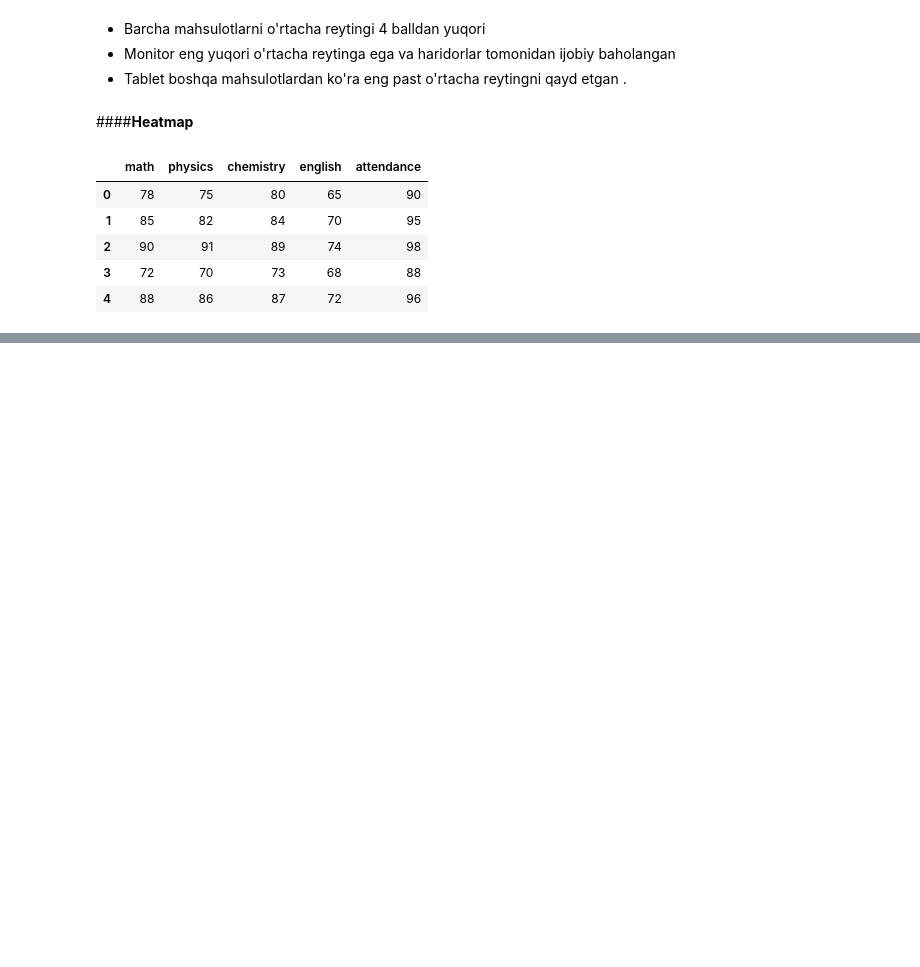
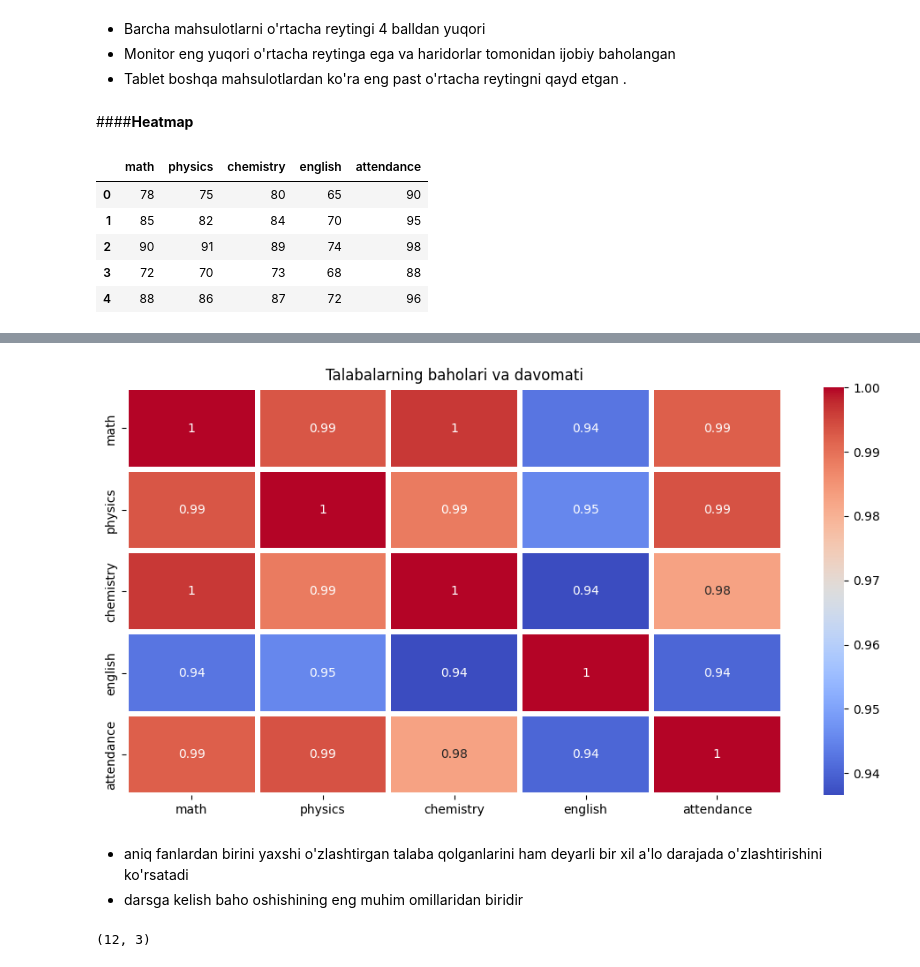
Before and after one commit to izzat-ai/learning-ai, a Jupyter notebook: data_visualization/seaborn/real_practice.ipynb, the cells around one changed output, grey strips where cells are left out. Cells and saved outputs as stored; diff of their text form; code cells hidden in the pictures; blank space fills up the shorter version.

```diff
--- a/data_visualization/seaborn/real_practice.ipynb
+++ b/data_visualization/seaborn/real_practice.ipynb
@@ -213,0 +223,38 @@ students.head()
+# %%
+plt.figure(figsize=(12, 6))
+plt.title("Talabalarning baholari va davomati")
+
+sns.heatmap(students.corr(), annot=True, cmap='coolwarm', linewidths=3)
+
+plt.show()
+# %% [output]
+[figure, added]
+# %% [markdown]
+- aniq fanlardan birini yaxshi o'zlashtirgan talaba qolganlarini ham deyarli bir xil a'lo darajada o'zlashtirishini ko'rsatadi
+- darsga kelish baho oshishining eng muhim omillaridan biridir
+# %%
+# kompaniyaning turli hududlarda mahsulot sotuvlari ma'lumotlari
+sales = pd.DataFrame({
+    "Region": [
+        "North","North","North",
+        "South","South","South",
+        "East","East","East",
+        "West","West","West"
+    ],
+    "Product": [
+        "Laptop","Phone","Tablet",
+        "Laptop","Phone","Tablet",
+        "Laptop","Phone","Tablet",
+        "Laptop","Phone","Tablet"
+    ],
+    "Sales": [
+        120,180,90,
+        150,210,100,
+        170,230,120,
+        140,190,110
+    ]
+})
+
+sales.shape
+# %% [output]
+(12, 3)
```
Also changed, not shown: parts of 6 cells of this notebook.
